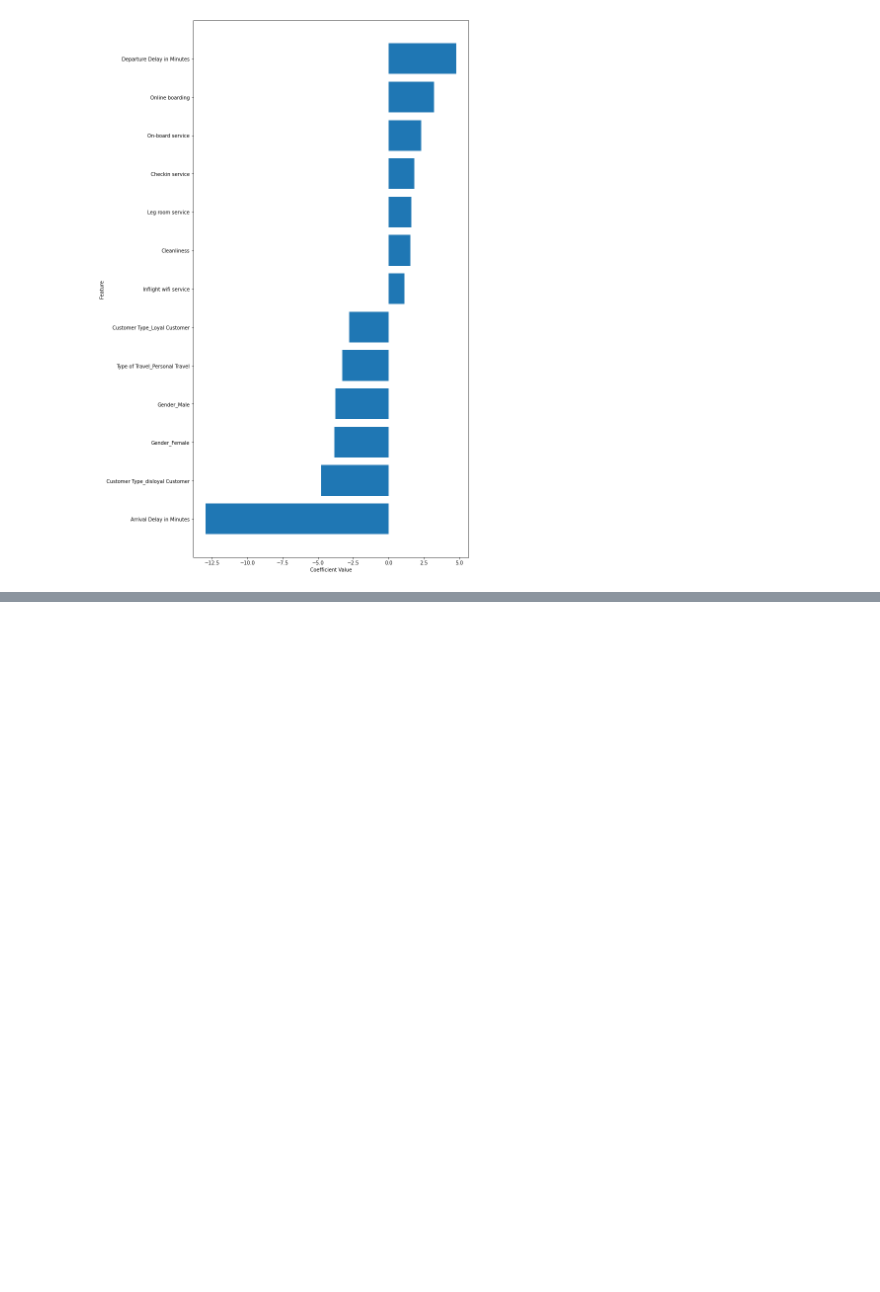
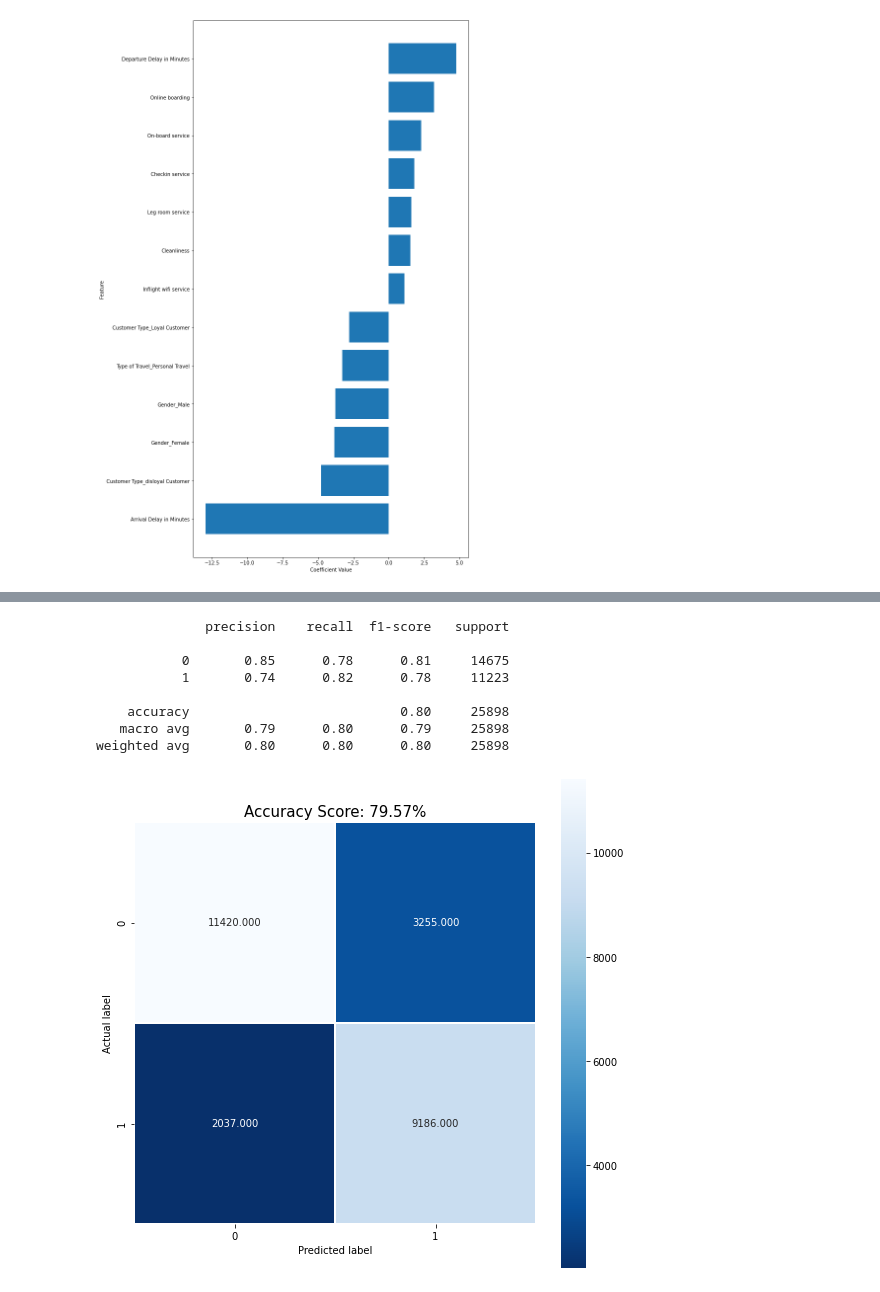
Before and after one commit to gpala7077/Classifying_Airline_Customer_Satisfication, a Jupyter notebook: Final_Project_logistic_regression.ipynb, the cells around one changed output, grey strips where cells are left out. Drawn from its saved outputs; the diff is of its cells as text; code cells hidden in the pictures; blank space fills up the shorter version.

```diff
--- a/Final_Project_logistic_regression.ipynb
+++ b/Final_Project_logistic_regression.ipynb
@@ -176,0 +193,12 @@ plot_coefficients(features['weights'], len(features['columns']), features['colum
+# %%
+from sklearn.decomposition import PCA
+variance = 0
+i = 0
+while variance < .95:
+    i += 1
+    pca = PCA(n_components=i)
+    pca.fit(X_train_s)
+    variance = pca.explained_variance_ratio_.sum()
+    print('{} components capture {:.2f}%'.format(i,variance*100))
+
+print('To capture at least 95% of the variance, {} principal components are needed'.format(i))
@@ -177,3 +222,29 @@ plot_coefficients(features['weights'], len(features['columns']), features['colum
+# %%
+pca_data = pca.fit_transform(X_train_s,y_train)
+pca_data_test = pca.fit_transform(X_test_s,y_test)
+logReg.fit(pca_data, y_train)
+predictions = logReg.predict(pca_data_test)
+score = logReg.score(pca_data_test, y_test)
+
+cm = metrics.confusion_matrix(y_test, predictions)
+
+plt.figure(figsize=(9,9))
+sns.heatmap(cm, annot=True, fmt=".3f", linewidths=.5, square = True, cmap = 'Blues_r');
+plt.ylabel('Actual label');
+plt.xlabel('Predicted label');
+plt.title('Accuracy Score: {:.2f}%'.format(score*100), size = 15);
+
+print(classification_report(y_test, predictions))
+# %% [output]
+              precision    recall  f1-score   support
+
+           0       0.85      0.78      0.81     14675
+           1       0.74      0.82      0.78     11223
+
+    accuracy                           0.80     25898
+   macro avg       0.79      0.80      0.79     25898
+weighted avg       0.80      0.80      0.80     25898
+[figure, added]
 # %%
 import statsmodels.api as sm
 logit_model=sm.Logit(y_train,X_train_rfe)
```
Also changed, not shown: parts of 7 cells of this notebook.
